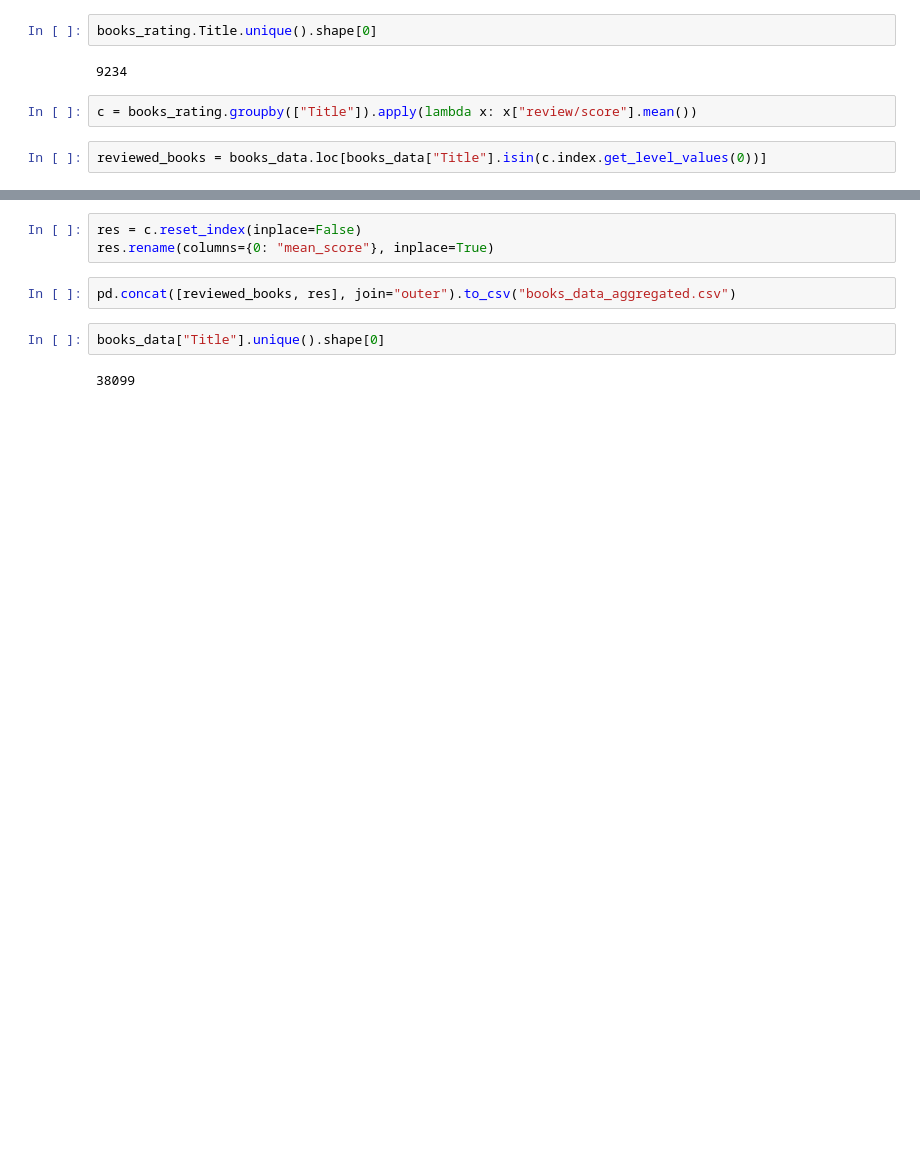
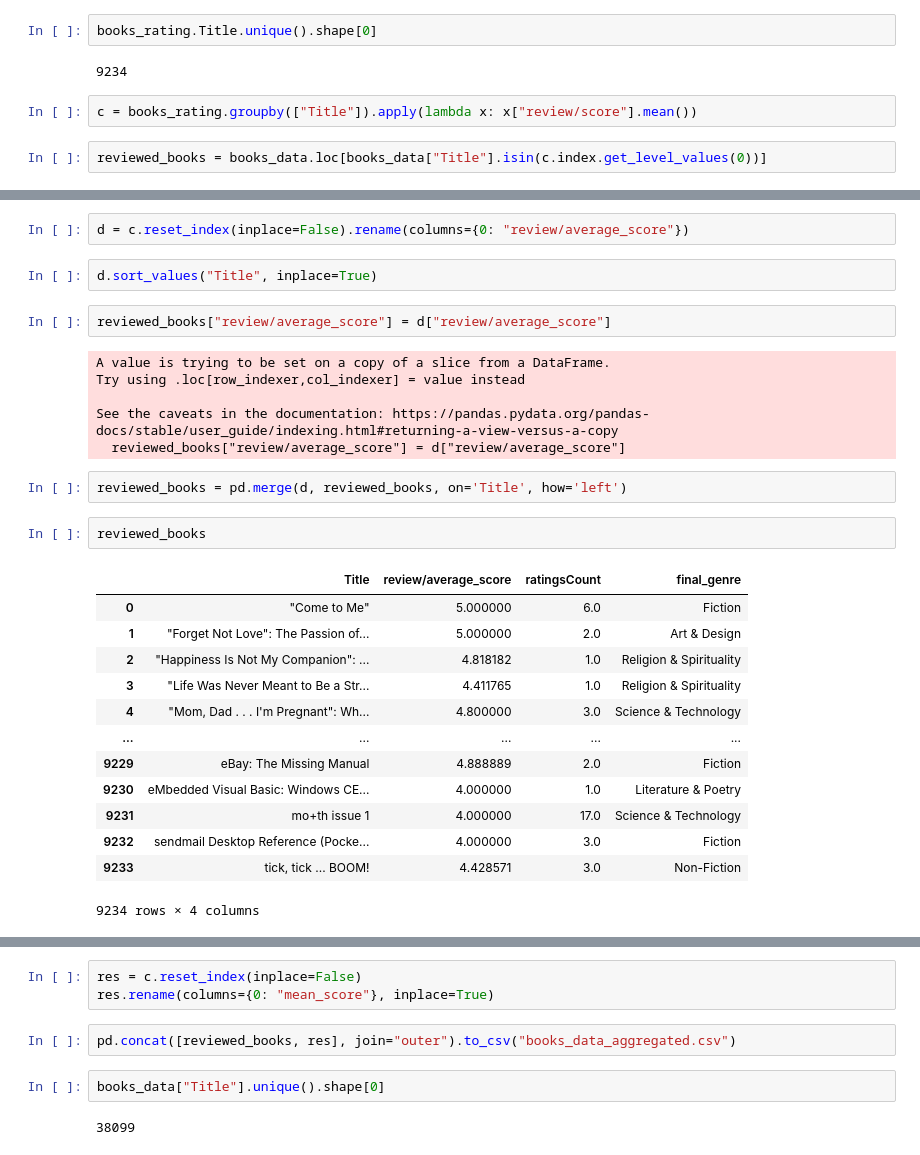
Before and after one commit to jinks145/pj_fireteam-108c, a Jupyter notebook: db.ipynb, the cells around one changed output, grey strips where cells are left out. Saved outputs shown, nothing was run; the diff lists cells and outputs as text; blank space fills up the shorter version.

Commit message:
merge fixed

```diff
--- a/db.ipynb
+++ b/db.ipynb
@@ -84,0 +130,30 @@ reviewed_books = books_data.loc[books_data["Title"].isin(c.index.get_level_value
+# %%
+d = c.reset_index(inplace=False).rename(columns={0: "review/average_score"})
+# %%
+d.sort_values("Title", inplace=True)
+# %%
+reviewed_books["review/average_score"] = d["review/average_score"]
+# %% [output]
+A value is trying to be set on a copy of a slice from a DataFrame.
+Try using .loc[row_indexer,col_indexer] = value instead
+
+See the caveats in the documentation: https://pandas.pydata.org/pandas-docs/stable/user_guide/indexing.html#returning-a-view-versus-a-copy
+  reviewed_books["review/average_score"] = d["review/average_score"]
+# %%
+reviewed_books = pd.merge(d, reviewed_books, on='Title', how='left')
+# %%
+reviewed_books
+# %% [output]
+|  | Title | review/average_score | ratingsCount | final_genre |
+| 0 | "Come to Me" | 5.000000 | 6.0 | Fiction |
+| 1 | "Forget Not Love": The Passion of... | 5.000000 | 2.0 | Art & Design |
+| 2 | "Happiness Is Not My Companion": ... | 4.818182 | 1.0 | Religion & Spirituality |
+| 3 | "Life Was Never Meant to Be a Str... | 4.411765 | 1.0 | Religion & Spirituality |
+| 4 | "Mom, Dad . . . I'm Pregnant": Wh... | 4.800000 | 3.0 | Science & Technology |
+| ... | ... | ... | ... | ... |
+| 9229 | eBay: The Missing Manual | 4.888889 | 2.0 | Fiction |
+| 9230 | eMbedded Visual Basic: Windows CE... | 4.000000 | 1.0 | Literature & Poetry |
+| 9231 | mo+th issue 1 | 4.000000 | 17.0 | Science & Technology |
+| 9232 | sendmail Desktop Reference (Pocke... | 4.000000 | 3.0 | Fiction |
+| 9233 | tick, tick ... BOOM! | 4.428571 | 3.0 | Non-Fiction |
+9234 rows × 4 columns
```
Also changed, not shown: parts of 20 cells of this notebook.
